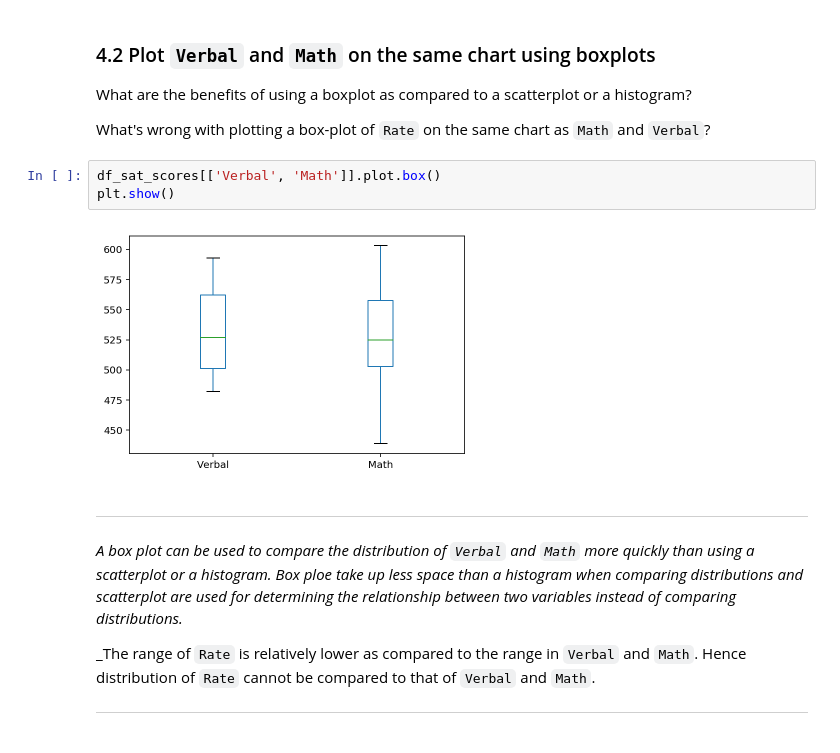
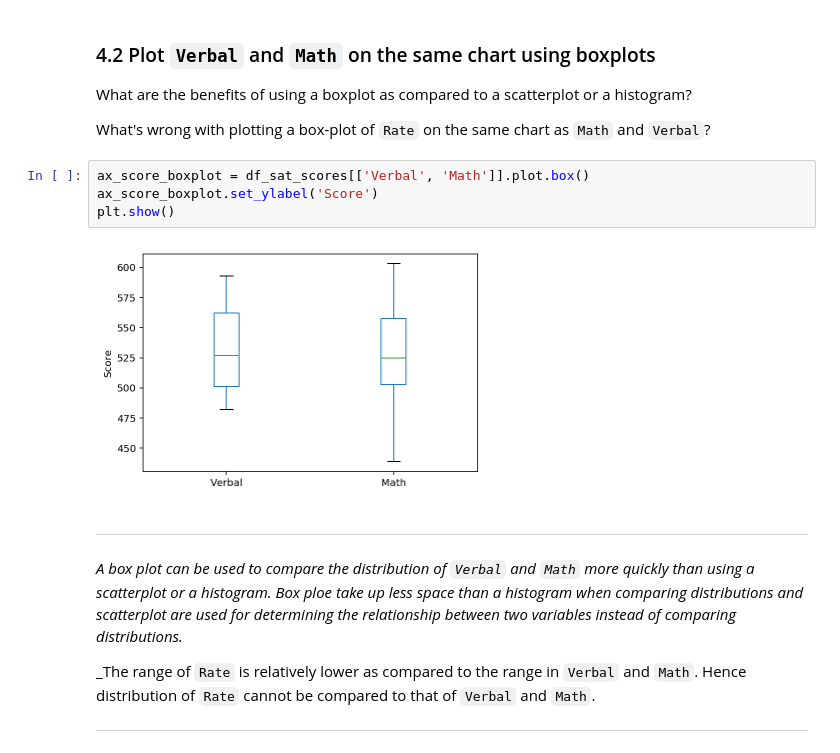
Before and after one commit to yingkh/dsi-sg-03-projects, a Jupyter notebook: project-two/kaho-project2.ipynb, the cells around one changed output. Cells and saved outputs as stored; diff of their text form.

```diff
--- a/project-two/kaho-project2.ipynb
+++ b/project-two/kaho-project2.ipynb
@@ -226,10 +229,11 @@ What are the benefits of using a boxplot as compared to a scatterplot or a histo
 
 What's wrong with plotting a box-plot of `Rate` on the same chart as `Math` and `Verbal`?
 # %%
-df_sat_scores[['Verbal', 'Math']].plot.box()
+ax_score_boxplot = df_sat_scores[['Verbal', 'Math']].plot.box()
+ax_score_boxplot.set_ylabel('Score')
 plt.show()
 # %% [output]
-[figure, old version]
+[figure, new version]
 # %% [markdown]
 ***
 _A box plot can be used to compare the distribution of `Verbal` and `Math` more quickly than using a scatterplot or a histogram. Box ploe take up less space than a histogram when comparing distributions and scatterplot are used for determining the relationship between two variables instead of comparing distributions._
```
Also changed, not shown: parts of 5 cells of this notebook.
